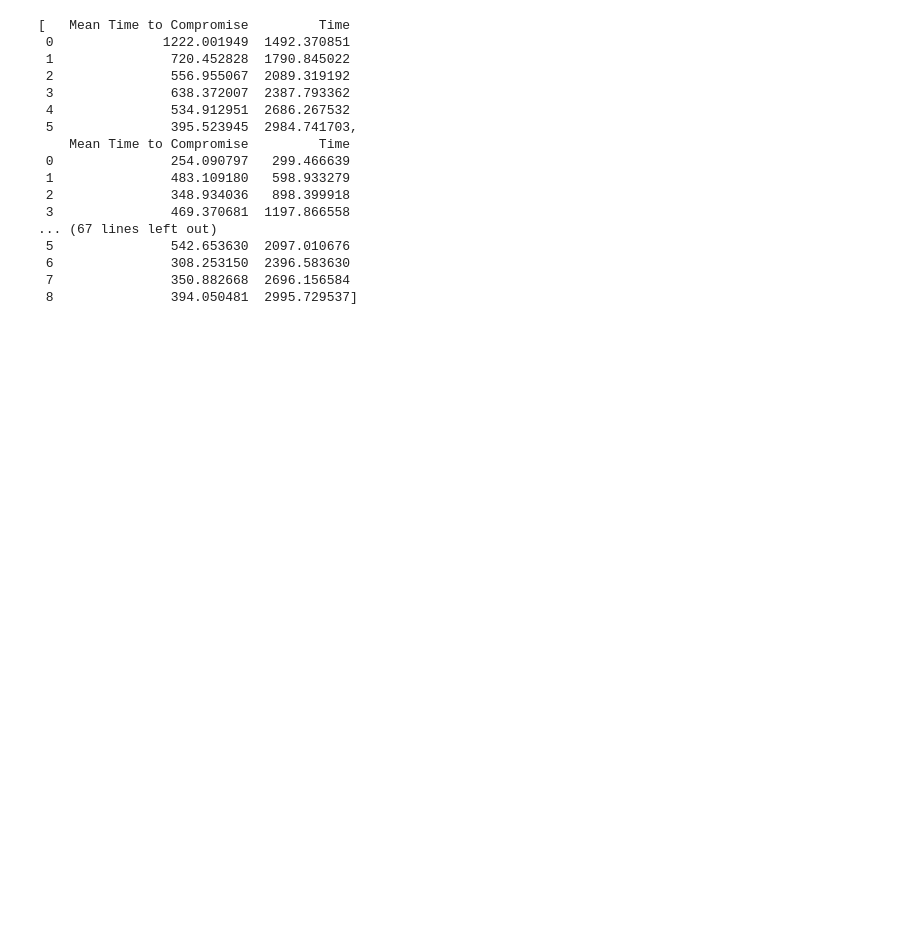
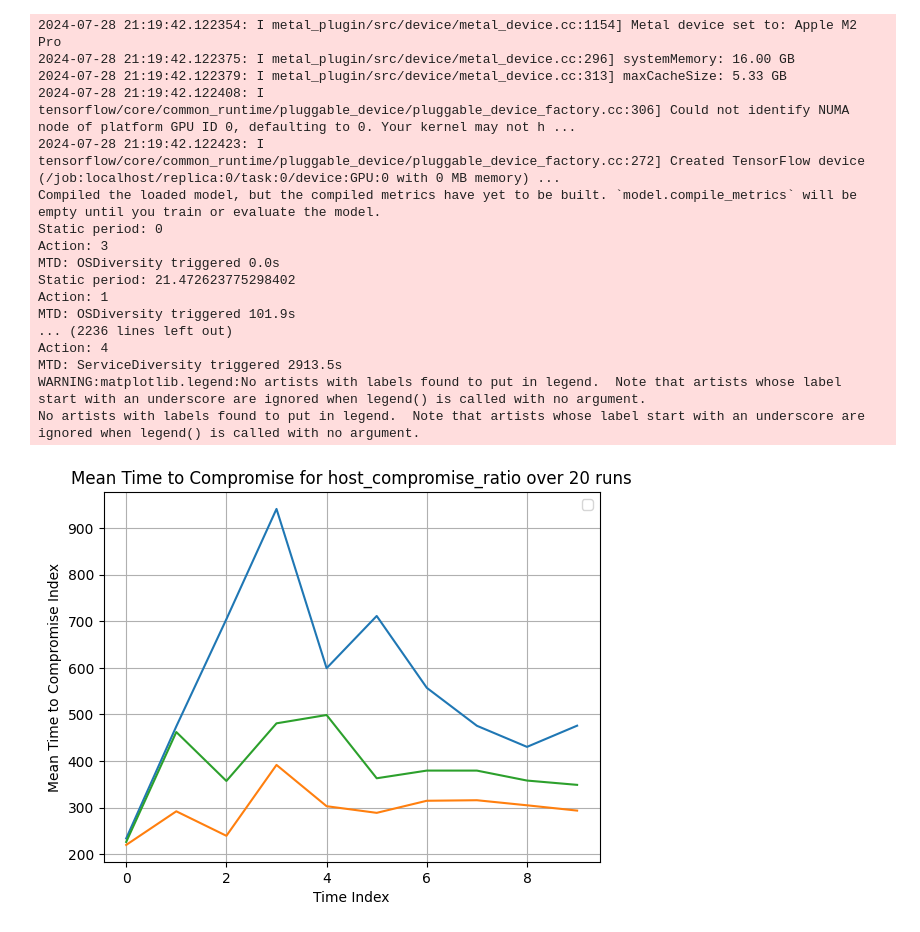
Before and after one commit to MoeBuTa/MTDSim, a Jupyter notebook: experiments/plot_metrics.ipynb, the cells around one changed output. Drawn from its saved outputs; the diff is of its cells as text; code cells hidden in the pictures; blank space fills up the shorter version.

Commit message:
new graphs

```diff
--- a/experiments/plot_metrics.ipynb
+++ b/experiments/plot_metrics.ipynb
@@ -121,20 +41,55 @@ MTD: CompleteTopologyShuffle triggered 2916.5s
-# %%
-all_runs_list
-# %% [output]
-[   Mean Time to Compromise         Time
- 0              1222.001949  1492.370851
- 1               720.452828  1790.845022
- 2               556.955067  2089.319192
- 3               638.372007  2387.793362
- 4               534.912951  2686.267532
- 5               395.523945  2984.741703,
-    Mean Time to Compromise         Time
- 0               254.090797   299.466639
- 1               483.109180   598.933279
- 2               348.934036   898.399918
- 3               469.370681  1197.866558
-... (67 lines left out)
- 5               542.653630  2097.010676
- 6               308.253150  2396.583630
- 7               350.882668  2696.156584
- 8               394.050481  2995.729537]
+# %%
+# Initialize an empty DataFrame
+all_runs_df = pd.DataFrame()
+features = ["host_compromise_ratio"]
+model = "main_network_final_host_compromise_ratio"
+for run_index in range(1,21):
+
+    evaluation = execute_ai_model(model=model, features=features, start_time=start_time, finish_time=finish_time, mtd_interval=mtd_interval, scheme=scheme, total_nodes=total_nodes, new_network=new_network)
+    eva = pd.DataFrame(evaluation.mean_time_to_compromise_10_timestamp(run_index))
+
+    # Append the data to the all_runs_df DataFrame
+    all_runs_df = pd.concat([all_runs_df, eva], axis=1)
+
+# Filter columns that include "Mean Time to Compromise"
+mean_time_columns = all_runs_df[all_runs_df.filter(like='Mean Time to Compromise').columns]
+time_columns = all_runs_df[all_runs_df.filter(like='Time').columns]
+# Find the max value of each row
+all_runs_df['Max'] = mean_time_columns.max(axis=1)
+# Find the min value of each row
+all_runs_df['Min'] = mean_time_columns.min(axis=1)
+# Find the median value of each row
+all_runs_df['Median'] = mean_time_columns.median(axis=1)
+# Calculate 75th percentile (top 25%) and 25th percentile (bottom 25%)
+all_runs_df['75th Percentile'] = mean_time_columns.quantile(0.75, axis=1)
+all_runs_df['25th Percentile'] = mean_time_columns.quantile(0.25, axis=1)
+
+# Plot
+plt.plot(all_runs_df['75th Percentile'])
+plt.plot(all_runs_df['25th Percentile'])
+plt.plot(all_runs_df['Median'])
+plt.ylabel('Mean Time to Compromise Index')
+plt.xlabel('Time Index')
+plt.title(f'Mean Time to Compromise for {features[0]} over 20 runs')
+plt.grid(True)
+plt.legend()
+plt.show()
+# %% [output]
+2024-07-28 21:19:42.122354: I metal_plugin/src/device/metal_device.cc:1154] Metal device set to: Apple M2 Pro
+2024-07-28 21:19:42.122375: I metal_plugin/src/device/metal_device.cc:296] systemMemory: 16.00 GB
+2024-07-28 21:19:42.122379: I metal_plugin/src/device/metal_device.cc:313] maxCacheSize: 5.33 GB
+2024-07-28 21:19:42.122408: I tensorflow/core/common_runtime/pluggable_device/pluggable_device_factory.cc:306] Could not identify NUMA node of platform GPU ID 0, defaulting to 0. Your kernel may not h ...
+2024-07-28 21:19:42.122423: I tensorflow/core/common_runtime/pluggable_device/pluggable_device_factory.cc:272] Created TensorFlow device (/job:localhost/replica:0/task:0/device:GPU:0 with 0 MB memory) ...
+Compiled the loaded model, but the compiled metrics have yet to be built. `model.compile_metrics` will be empty until you train or evaluate the model.
+Static period: 0
+Action: 3
+MTD: OSDiversity triggered 0.0s
+Static period: 21.472623775298402
+Action: 1
+MTD: OSDiversity triggered 101.9s
+... (2236 lines left out)
+Action: 4
+MTD: ServiceDiversity triggered 2913.5s
+WARNING:matplotlib.legend:No artists with labels found to put in legend.  Note that artists whose label start with an underscore are ignored when legend() is called with no argument.
+No artists with labels found to put in legend.  Note that artists whose label start with an underscore are ignored when legend() is called with no argument.
+[figure, added]
```
Also changed, not shown: parts of 4 cells of this notebook, 12 other files.
